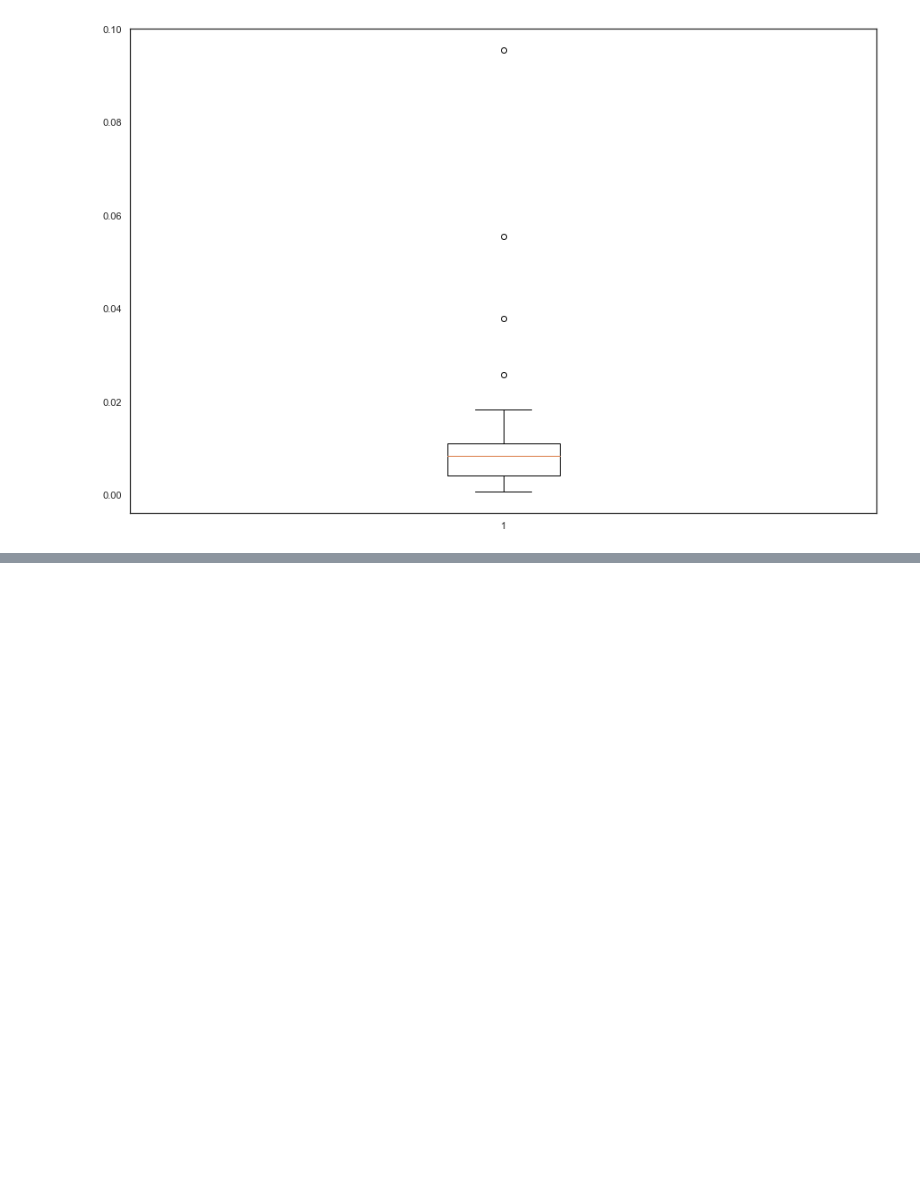
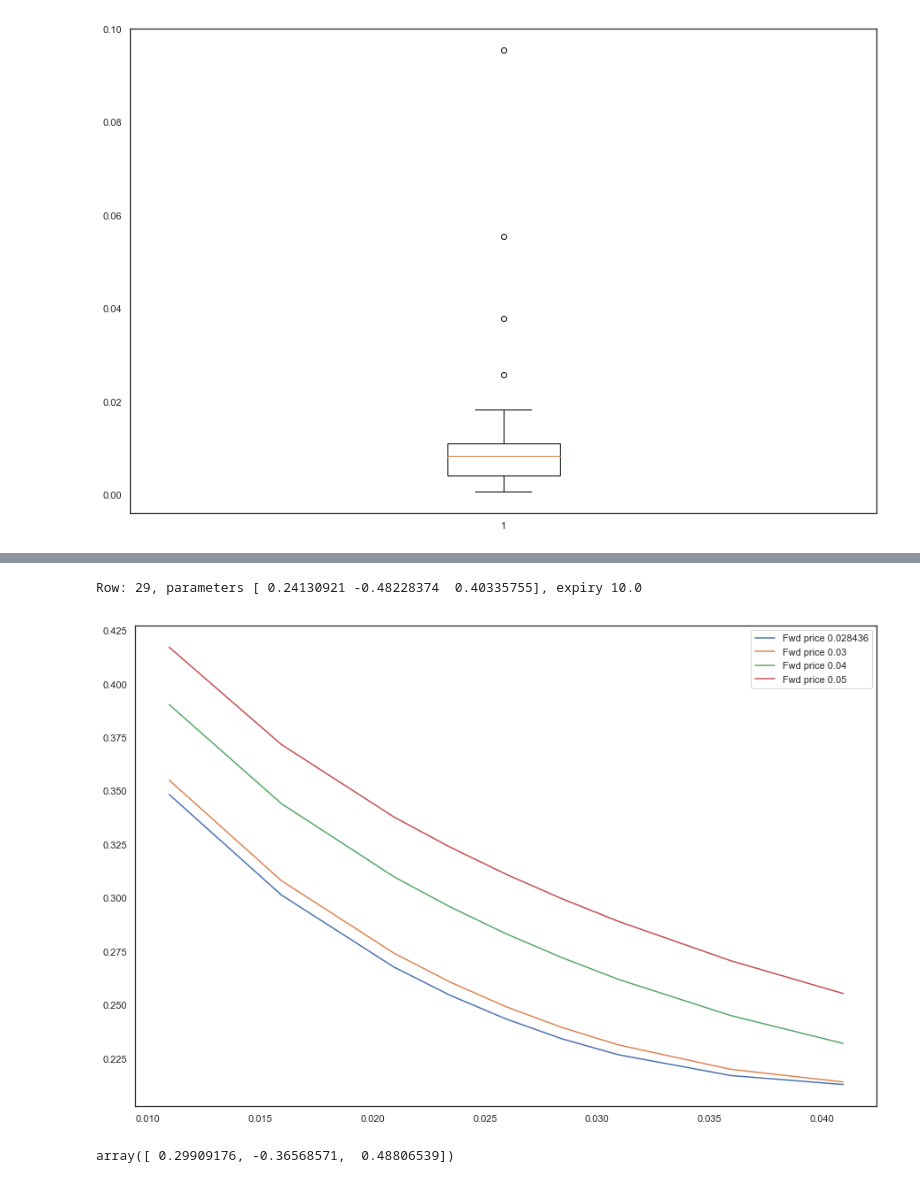
Before and after one commit to LuK2019/OW-, a Jupyter notebook: src/analysis.ipynb, the cells around one changed output, grey strips where cells are left out. Drawn from its saved outputs; the diff is of its cells as text; code cells hidden in the pictures; blank space fills up the shorter version.

```diff
--- a/src/analysis.ipynb
+++ b/src/analysis.ipynb
@@ -274,0 +346,20 @@ plt.boxplot(rmse)
+# %%
+# Predictions for different forward prices
+
+this_row = 1
+these_parameters = optimal_parameters[this_row][0]
+these_strikes = strike_matrix[row]
+this_expiry = expiries[this_row]
+fwd_list = [0.028436, 0.03, 0.04, 0.05]
+
+print (f"Row: {row}, parameters {these_parameters}, expiry {this_expiry}")
+for fwd in fwd_list:
+    these_predictions = [round(SABR.predict(params= these_parameters, beta=this_beta, fwd=fwd, strike=strike, expiry=this_expiry),4) for strike in these_strikes]
+    sns.lineplot(x=these_strikes, y=these_predictions, label=f"Fwd price {fwd}")
+# %% [output]
+Row: 29, parameters [ 0.24130921 -0.48228374  0.40335755], expiry 10.0
+[figure, added]
+# %%
+optimal_parameters[0][0]
+# %% [output]
+array([ 0.29909176, -0.36568571,  0.48806539])
```
Also changed, not shown: parts of 9 cells of this notebook, 1 other file.
